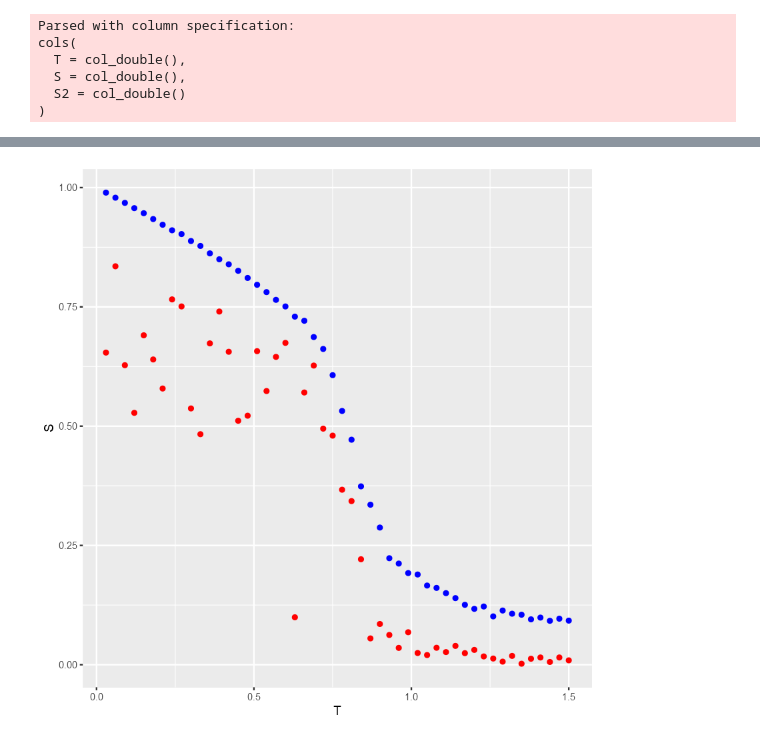
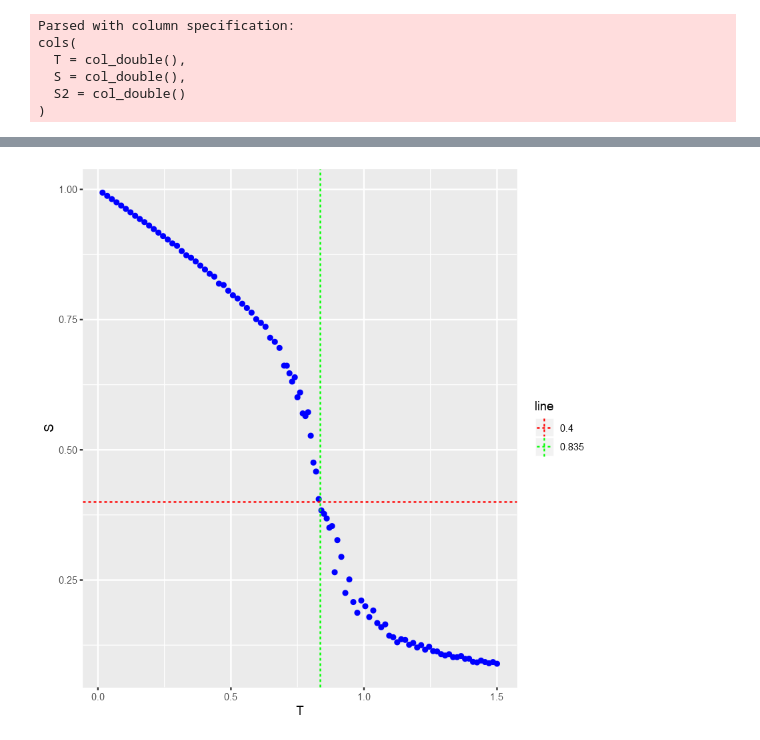
Before and after one commit to Squaess/StatisticalPhysics, a Jupyter notebook: nlc/v2/make_results.ipynb, the cells around one changed output, grey strips where cells are left out. Saved outputs shown, nothing was run; the diff lists cells and outputs as text; code cells hidden in the pictures.

```diff
--- a/nlc/v2/make_results.ipynb
+++ b/nlc/v2/make_results.ipynb
@@ -21,4 +21,10 @@ head(data, 5)
-# %%
-ggplot() + geom_point(data = data, aes(T, S), color="red") + geom_point(data = data, aes(T, S2), color="blue")
-# %% [output]
-[figure, removed]
+# %%
+# ggplot() + geom_point(data = data, aes(T, S), color="red") + geom_point(data = data, aes(T, S2), color="blue") +
+ggplot() + geom_point(data = data, aes(T, S2), color="blue") +
+ylab("S") +
+geom_hline(aes(yintercept=0.4, linetype = "0.4"), color="red") +
+geom_vline(aes(xintercept=0.835, linetype = "0.835"), color="green") +
+scale_linetype_manual(name = "line", values=c(2,2),
+                      guide = guide_legend(override.aes = list(color = c("red", "green"))))
+# %% [output]
+[figure, added]
```
Also changed, not shown: parts of 3 cells of this notebook, 4 other files.
